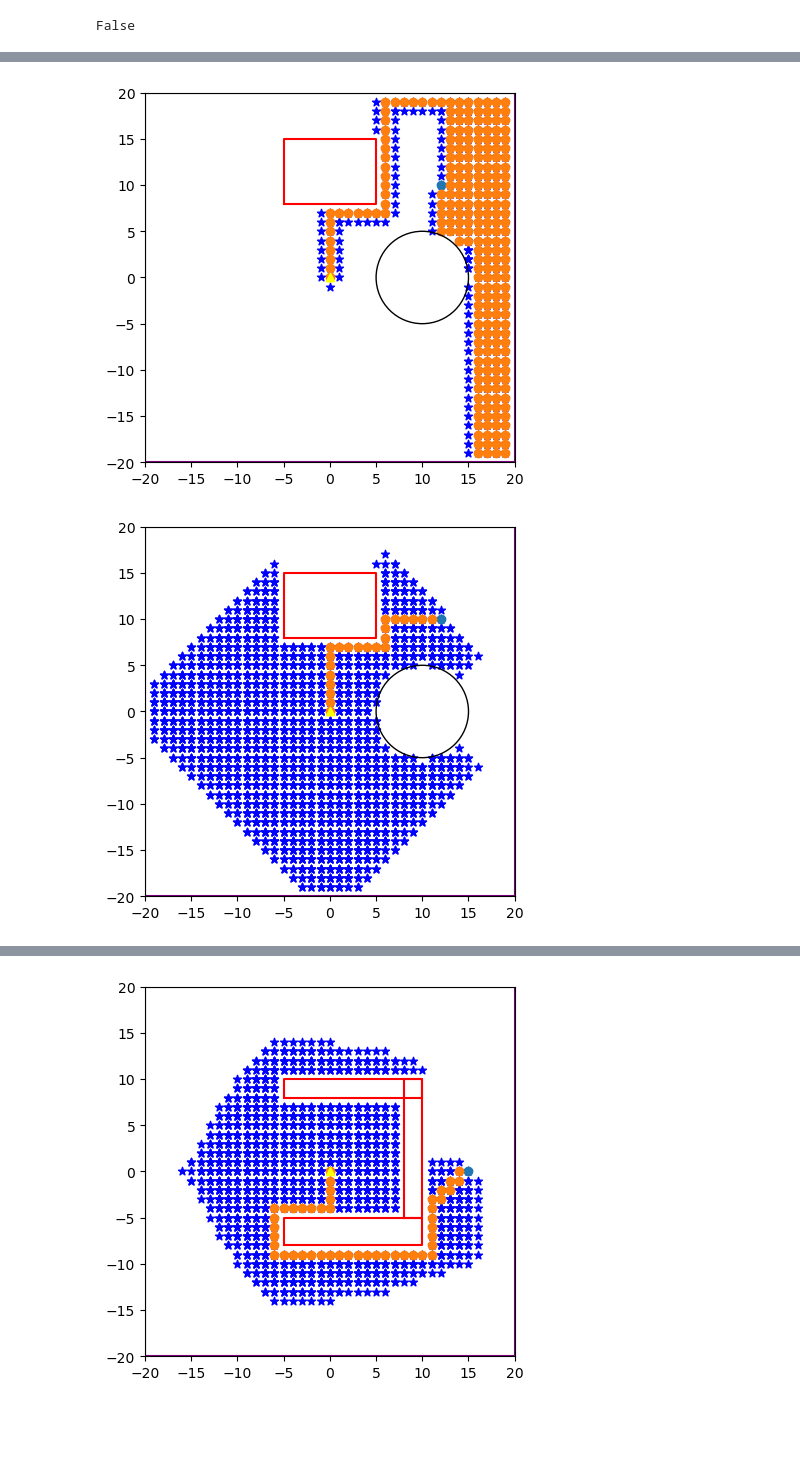
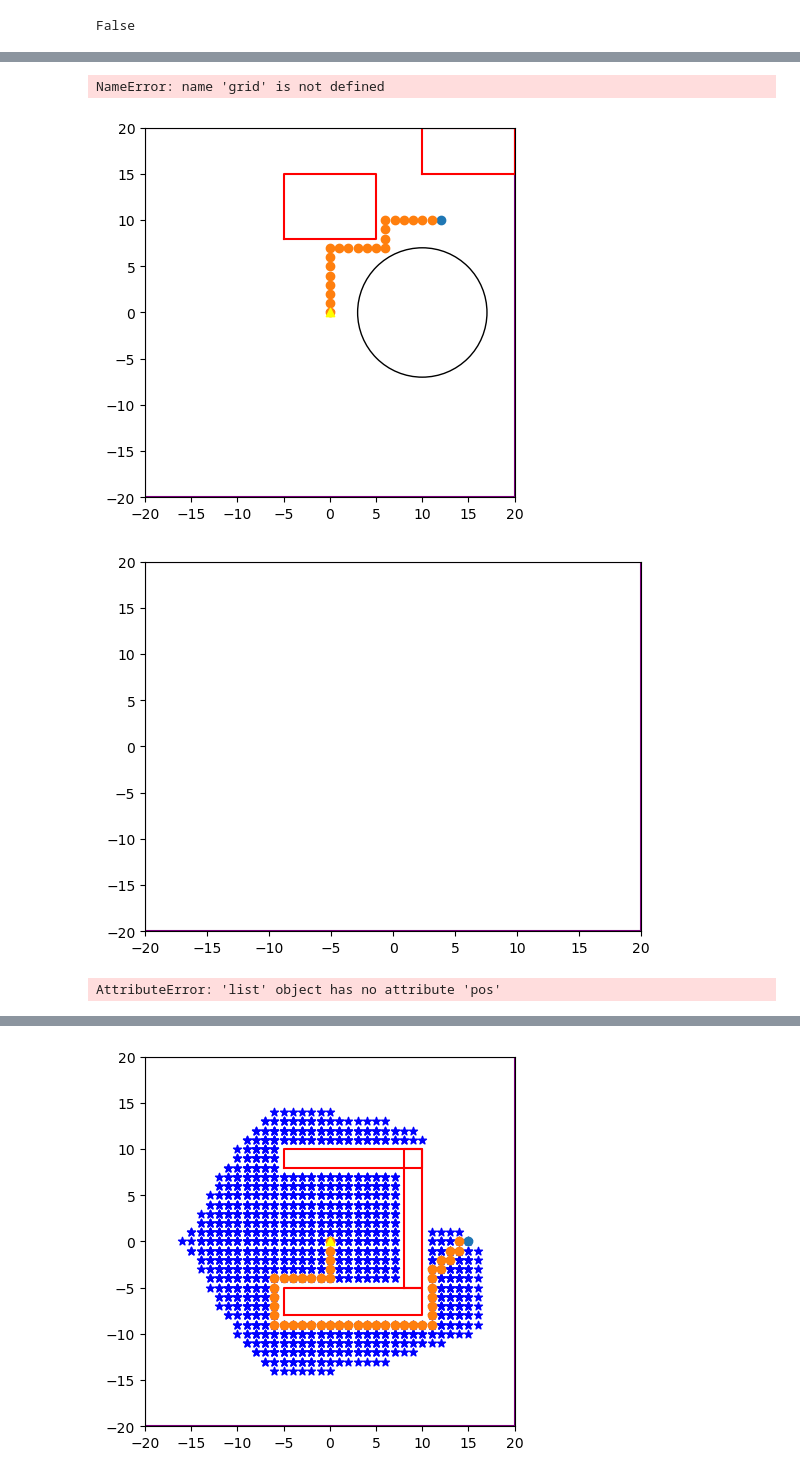
Before and after one commit to ElCamacho05/INTRO_IA_TAREAS, a Jupyter notebook: Robot_algoritmos_busqueda.ipynb, the cells around one changed output, grey strips where cells are left out. Drawn from its saved outputs; the diff is of its cells as text; code cells hidden in the pictures; blank space fills up the shorter version.

Commit message:
cambios en diagramas mostrados

```diff
--- a/Robot_algoritmos_busqueda.ipynb
+++ b/Robot_algoritmos_busqueda.ipynb
@@ -334,8 +334,9 @@ robot1 = Robot(6)
 #print(robot1.dof)
 #tray = robot1.next_positions()
 robot1.add_obstacle(5, -5, 15, 8)
-robot1.add_circle_obstacle(10,0,5)
-tray = robot1.busca_camino_goal([12,10])
+robot1.add_obstacle(20,10,20,15)
+robot1.add_circle_obstacle(10,0,7)
+tray = robot1.busca_camino_goal([12,10], "bpa")
 #print(tray)
 lasx = []
 lasy = []
@@ -365,35 +347,3 @@ plt.plot(
-# %%
-#obstCircle = Obstaculo_circulo(10,0,5)#centro en 2,2 y con un radio de 5
-
-
-fig, ax = plt.subplots()
-#elcirculo = robot1.get_obst_circle()
-#elciculo = plt.Circle(obstCircle.center, obstCircle.radius, fill=False)
-#elciculo = plt.Circle((.2,.2), .3)
-
-ax.set_xlim(-20,20)
-ax.set_ylim(-20,20)
-robot1.draw_generated_nodes(ax)
-
-ax.plot(
-    [limx[0], limx[1], limx[1], limx[0], limx[0]],
-    [limy[1], limy[1], limy[0], limy[0], limy[1]],
-    color = 'purple'
-)
-#ax.scatter(x=obst1.limites[:2], y=obst1.limites[2:])
-#ax.plot(
-#    [obst1.limites[1], obst1.limites[0], obst1.limites[0], obst1.limites[1], obst1.limites[1]],
-#    [obst1.limites[3], obst1.limites[3], obst1.limites[2], obst1.limites[2], obst1.limites[3]],
-#    color = 'red'
-#)
-
-ax.set_aspect(1)
-robot1.draw_trajectory(ax)
-robot1.draw_obstacles(ax)
-
-#ax.add_artist(elcirculo)
-# %% [output]
-[figure, removed]
 # %%
 visitados =[]
 por_visitar=[]
@@ -401,22 +351,28 @@ tray = robot1.busca_camino_goal([12,10], "bpa")
 # %%
 fig, ax = plt.subplots()
 ax.set_xlim(-20,20)
 ax.set_ylim(-20,20)
 robot1.draw_generated_nodes(ax)
 ax.plot(
     [limx[0], limx[1], limx[1], limx[0], limx[0]],
     [limy[1], limy[1], limy[0], limy[0], limy[1]],
     color = 'purple'
 )
 ax.set_aspect(1)
 robot1.draw_trajectory(ax)
 robot1.draw_obstacles(ax)
+robot1.draw_occupancy_grid()
+robot1.plot_all()
 # %% [output]
+NameError: name 'grid' is not defined
-[figure, old version]
+[figure, new version]
+[figure, added]
 # %%
 robot1.add_obstacle(5, -5, 15, 8)
 robot1.add_circle_obstacle(10,0,5)
 tray = robot1.busca_camino_goal([12,10], "greedy")
+# %% [output]
+AttributeError: 'list' object has no attribute 'pos'
 # %%
 fig, ax = plt.subplots()
 ax.set_xlim(-20,20)
```
Also changed, not shown: parts of 5 cells of this notebook.
